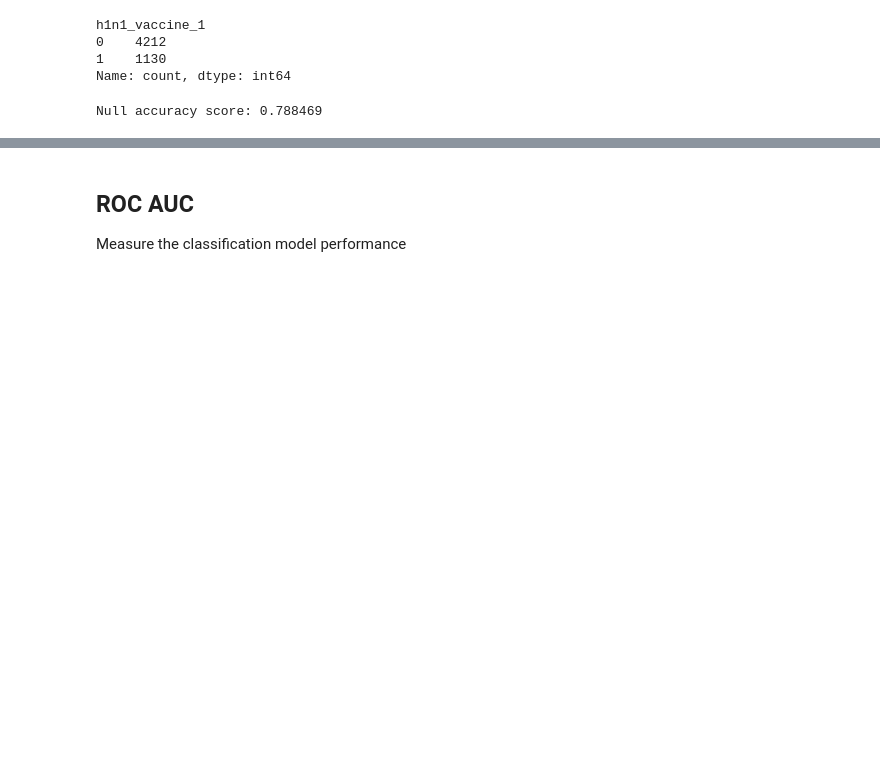
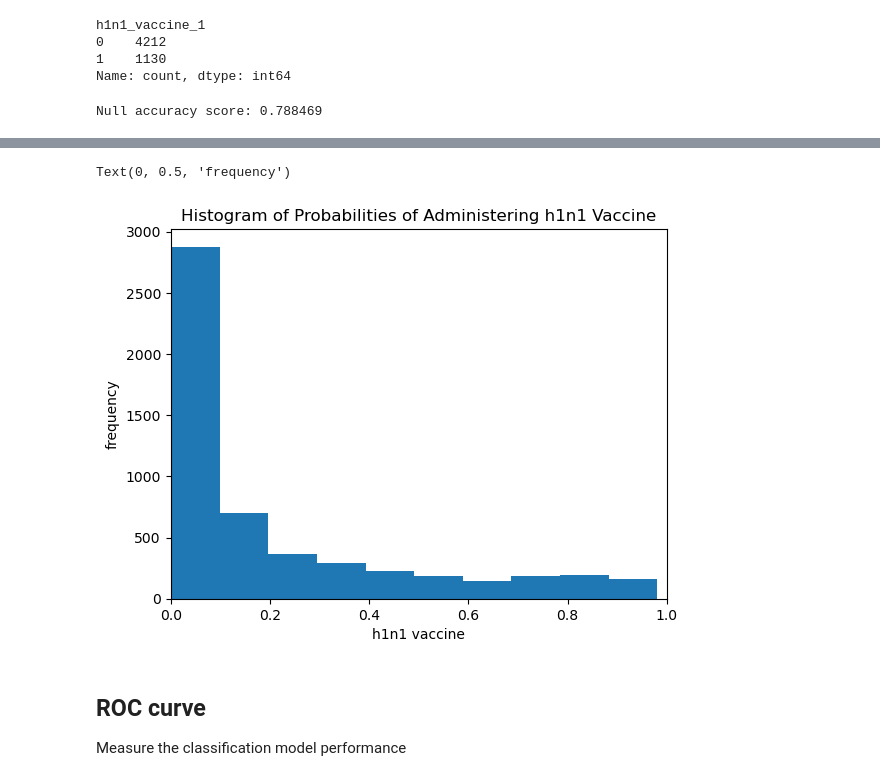
Before and after one commit to AwuorJ/Machine_Learning_Analysis_of_Gaps_in_Africas_Global_Health_Crisis_Response, a Jupyter notebook: workbook.ipynb, the cells around one changed output, grey strips where cells are left out. Saved outputs shown, nothing was run; the diff lists cells and outputs as text; code cells hidden in the pictures; blank space fills up the shorter version.

```diff
--- a/workbook.ipynb
+++ b/workbook.ipynb
@@ -544,4 +564,21 @@ Null accuracy score: 0.788469
+# %%
+# Strore the probabilities of yes vaccine
+y_pred1 = logreg.predict_proba(X_test)[:, 1]
+
+import matplotlib.pyplot as plt
+import seaborn as sns
+
+# Plot a histogram of the predicted probabilities
+plt.hist(y_pred1, bins= 10)
+plt.title('Histogram of Probabilities of Administering h1n1 Vaccine')
+plt.xlim(0,1)
+
+plt.xlabel('h1n1 vaccine')
+plt.ylabel('frequency')
+# %% [output]
+Text(0, 0.5, 'frequency')
+[figure, added]
 # %% [markdown]
-## ROC AUC
+## ROC curve
 
 Measure the classification model performance
```
Also changed, not shown: parts of 8 cells of this notebook.
